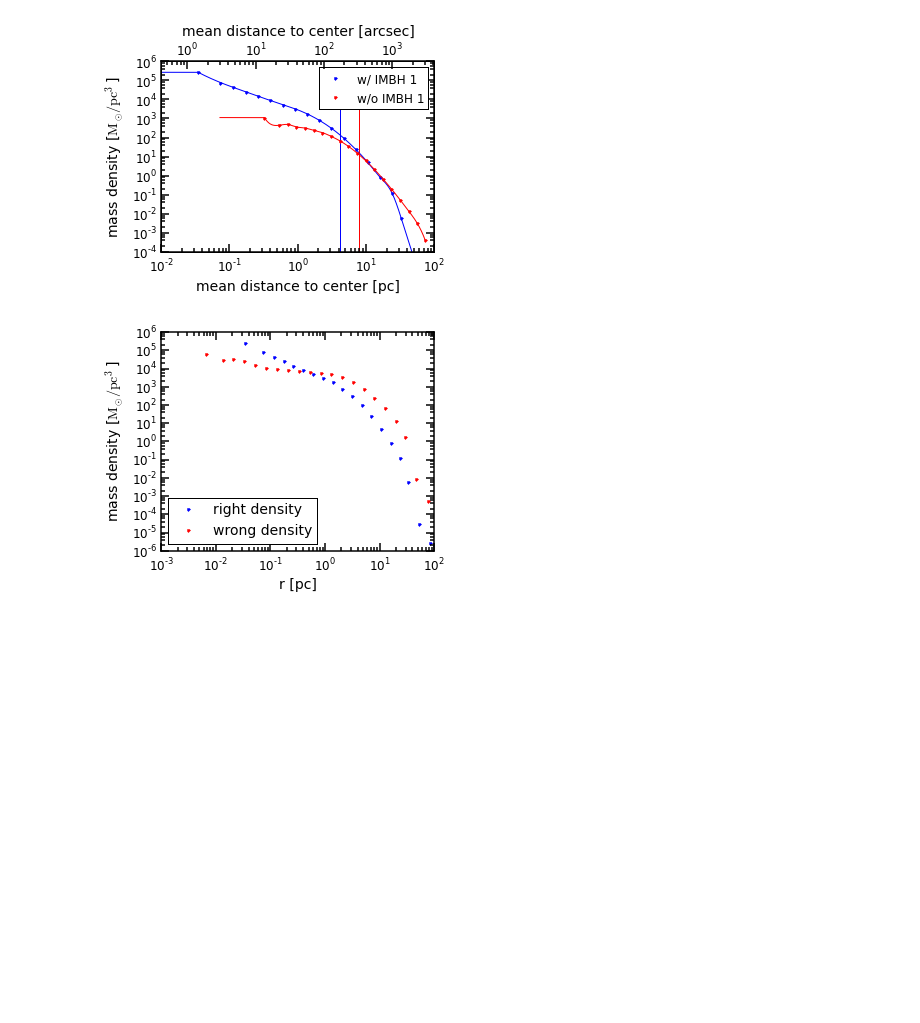
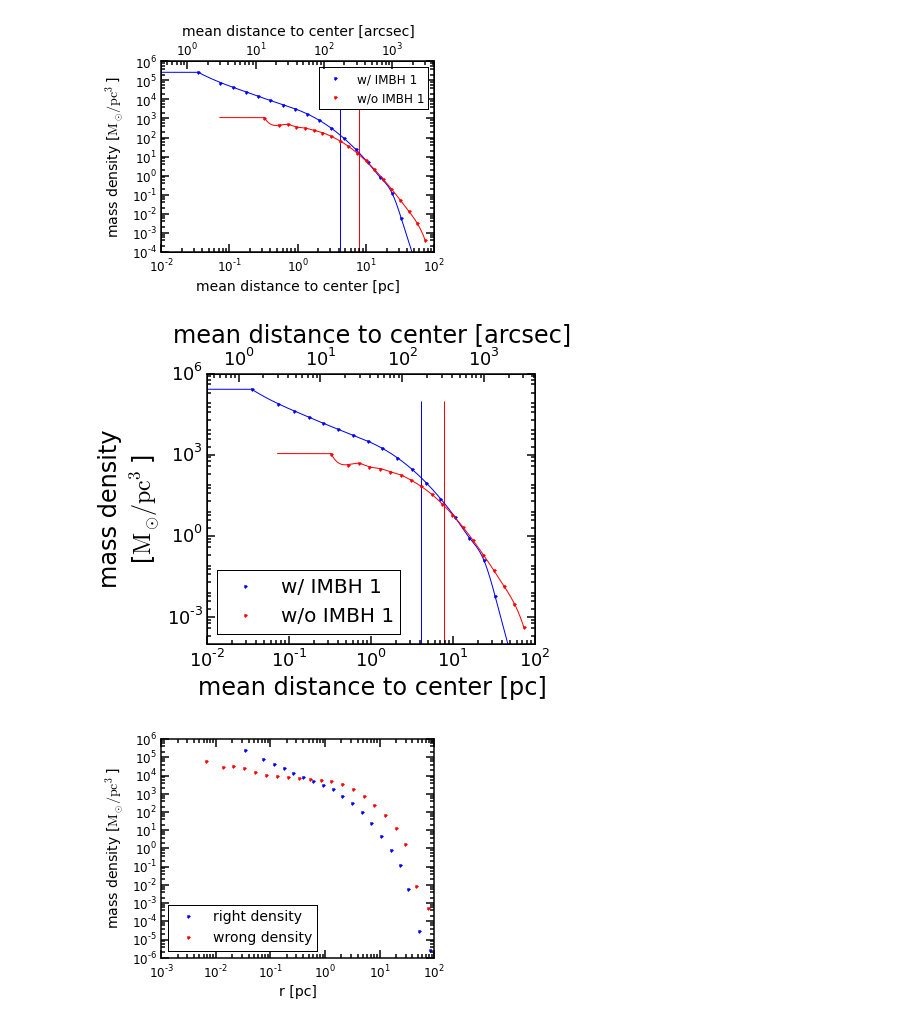
Before and after one commit to sophialilleengen/GC_actions, a Jupyter notebook: density profile 3d with Paolo class all simulations.ipynb, the cells around one changed output. Drawn from its saved outputs; the diff is of its cells as text; code cells hidden in the pictures; blank space fills up the shorter version.

```diff
--- a/density profile 3d with Paolo class all simulations.ipynb
+++ b/density profile 3d with Paolo class all simulations.ipynb
@@ -211,6 +237,53 @@ fig.tight_layout()
 fig.savefig('../../sophia/Bachelorarbeit-Entwurf/Plots/density_profiles_interpolated.pdf',format='pdf',bbox_inches='tight')
 # %% [output]
 [figure]
+# %%
+##### PRESENTATION #####
+
+### plot both densities and interpolations over r ###
+fig = plt.figure(figsize=(6.5,5.5))
+ax1 = fig.add_subplot(111)
+ax2 = ax1.twiny()
+
+ax1.loglog(r_dens_bh_1,dens_bh_1,'b.',label='w/ IMBH 1')
+ax1.loglog(r_3d_1[1:],intpol_dens_bh_1,'b')
+#ax1.loglog(r_dens_bh_2,dens_bh_2,'g.',label='w/ IMBH 2')
+#ax1.loglog(r_3d_2[1:],intpol_dens_bh_2,'g')
+ax1.loglog(r_dens_wobh_1,dens_wobh_1,'r.',label='w/o IMBH 1')
+ax1.loglog(r_3d_wo_1,intpol_dens_wobh_1,'r')
+#ax1.loglog(r_dens_wobh_2,dens_wobh_2,'.',color='orange',label='w/o IMBH 2')
+#ax1.loglog(r_3d_wo_2,intpol_dens_wobh_2,color='orange')
+ax1.legend(loc=0,numpoints=1,fontsize=20)
+
+ax1.vlines(hmr_bh_1,1e-4,1e5,colors='b')
+#ax1.vlines(hmr_bh_2,1e-4,1e5,colors='g')
+ax1.vlines(hmr_wo_bh_1,1e-4,1e5,colors='r')
+#ax1.vlines(hmr_wo_bh_2,1e-4,1e5,color='orange')
+
+ax1.set_xlim(0.01,100)
+ax1.set_ylim(1e-4,1e6)
+ax1.set_xlabel('mean distance to center [pc]',fontsize=24)
+ax1.set_ylabel('mass density\n[$\mathrm{M}_\odot/\mathrm{pc}^3$]',fontsize=24)
+ax1.set_yticks([1e-3,1e0,1e3,1e6])
+ax2.set_xlim((0.01/5000)*360*3600/(2*np.pi),(100./5000)*360*3600/(2*np.pi)) #calculates x limits from parsec to arcsec
+ax2.set_xscale('log')
+ax2.set_xlabel('mean distance to center [arcsec]',fontsize=24)
+
+#fig.savefig('3d density profile numerical fit without imbh')
+ax1.spines['top'].set_linewidth(1.5)
+ax1.spines['right'].set_linewidth(1.5)
+ax1.spines['bottom'].set_linewidth(1.5)
+ax1.spines['left'].set_linewidth(1.5)
+
+ax1.tick_params(length=8,width=1.5,labelsize=18)
+ax2.tick_params(length=8,width=1.5,labelsize=18)
+ax1.tick_params(which='minor',length=4,width=1.5)
+ax2.tick_params(which='minor',length=4,width=1.5)
+fig.tight_layout()
+
+fig.savefig('../../sophia/Ba_talk/Plots/density_profiles_interpolated.pdf',format='pdf',bbox_inches='tight')
+# %% [output]
+[figure, added]
 # %%
 ### compare to wrong density ###
 r0_wrong=0.01
```
Also changed, not shown: parts of 4 cells of this notebook, 19 other files.
